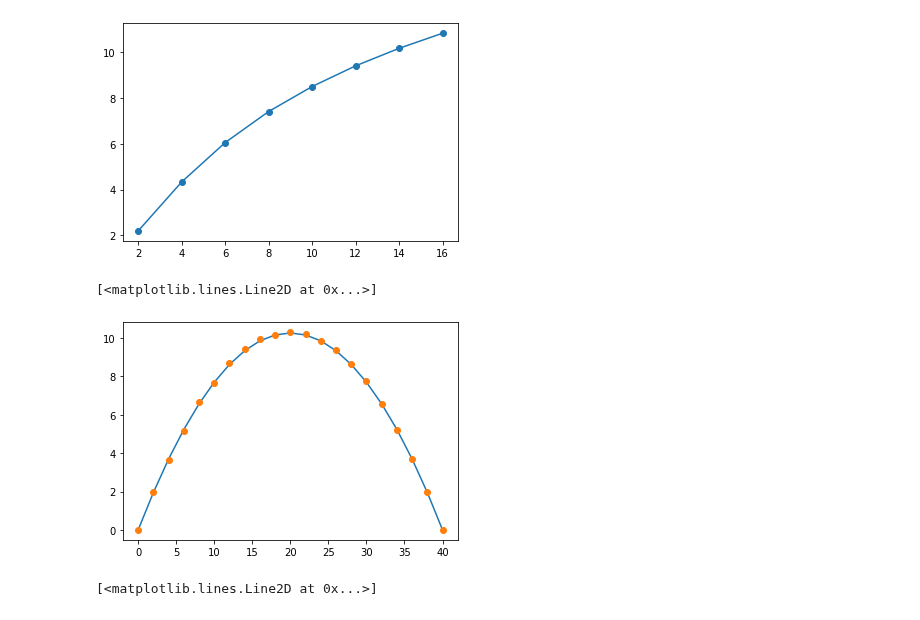
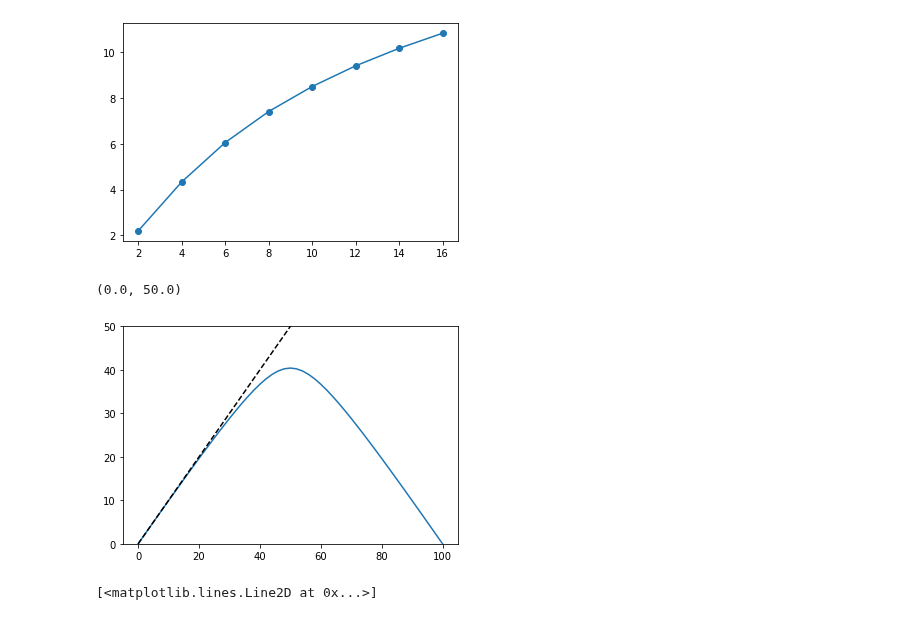
Before and after one commit to hassan-shap/RMT, a Jupyter notebook: Bellpair-rand-graph.ipynb, the cells around one changed output. Cells and saved outputs as stored; diff of their text form; code cells hidden in the pictures.

```diff
--- a/Bellpair-rand-graph.ipynb
+++ b/Bellpair-rand-graph.ipynb
@@ -148,12 +148,12 @@ def rand_graph_tripartite(Na,Nb,Nc):
 #     else:
     return np.mean(S)
 
-def ent_calc(Na,Nb):
+def ent_calc(p,Na,Nb):
     x = np.arange(0,min(Na,Nb)+1,2)
 
-    f1 = comb(Na,x)*factorial(Nb)/factorial(Nb-x)
-    f2 = factorial(Na-x)/2**((Na-x)/2)/factorial((Na-x)/2)
-    f3 = factorial(Nb-x)/2**((Nb-x)/2)/factorial((Nb-x)/2)
+    f1 = p**x * comb(Na,x)*factorial(Nb)/factorial(Nb-x)
+    f2 = (1-p)**((Na-x)/2) * factorial(Na-x)/2**((Na-x)/2)/factorial((Na-x)/2)
+    f3 = (1-p)**((Nb-x)/2) * factorial(Nb-x)/2**((Nb-x)/2)/factorial((Nb-x)/2)
     y = f1*f2*f3
     y /= sum(y)
 
@@ -181,22 +181,26 @@ plt.plot(Na_sw,S,"o-")
 [<matplotlib.lines.Line2D at 0x...>]
 [figure]
 # %%
-N = 40
+N = 100
+Nrep = 1000
 Na_sw=np.arange(0,N+1,2)
+p = 0.8
 
 S1 = np.zeros(len(Na_sw))
 S2 = np.zeros(len(Na_sw))
 for i_a in range(len(Na_sw)):
     Na = Na_sw[i_a]
     Nb = N-Na
-    S1[i_a],_=rand_graph_bipartite(Na,Nb,Nrep)
-    S2[i_a]=ent_calc(Na,Nb)
+#     S1[i_a],_=rand_graph_bipartite(Na,Nb,Nrep)
+    S2[i_a]=ent_calc(p,Na,Nb)
 
 plt.plot(Na_sw,S2,"-")
-plt.plot(Na_sw,S1,"o")
+plt.plot(Na_sw,Na_sw,"k--")
+plt.ylim([0,N/2])
+# plt.plot(Na_sw,S1,"o")
 # %% [output]
-[<matplotlib.lines.Line2D at 0x...>]
+(0.0, 50.0)
-[figure, old version]
+[figure, new version]
 # %%
 N = 8
 Na = int(N/2)
```
Also changed, not shown: 18 other files.
